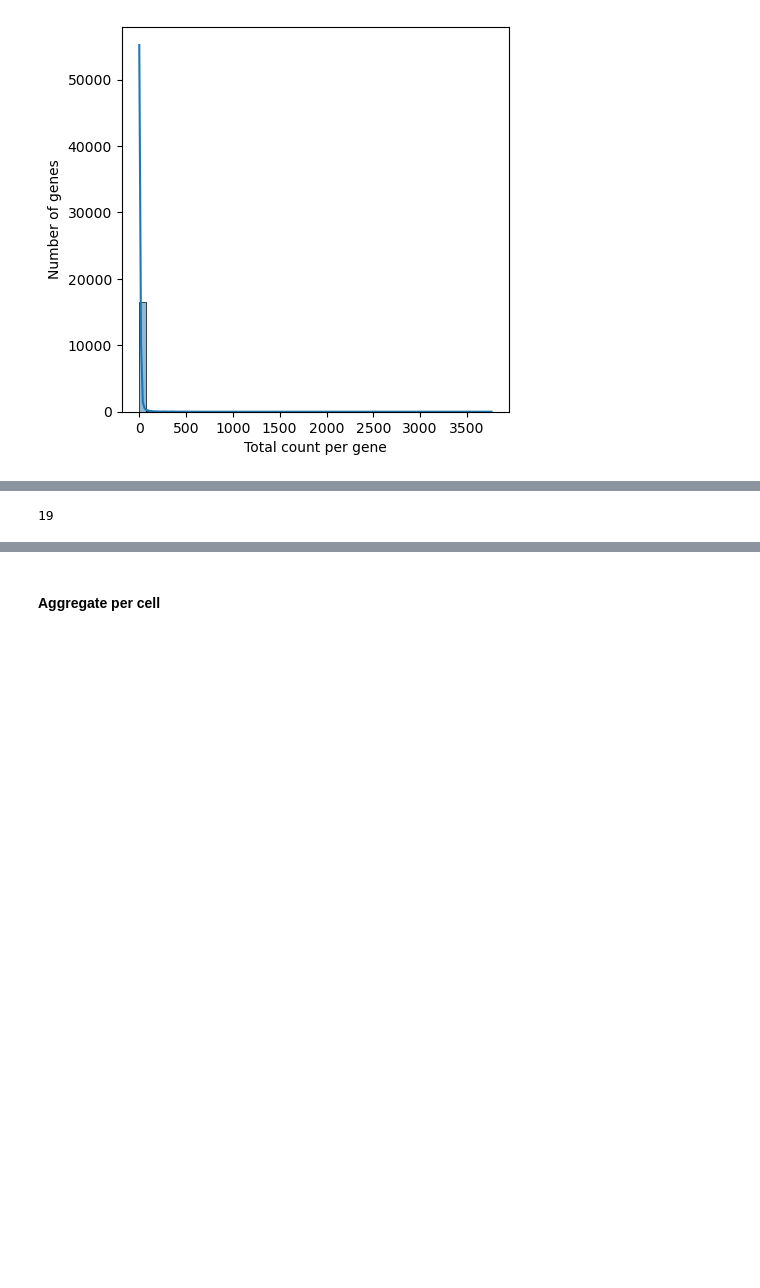
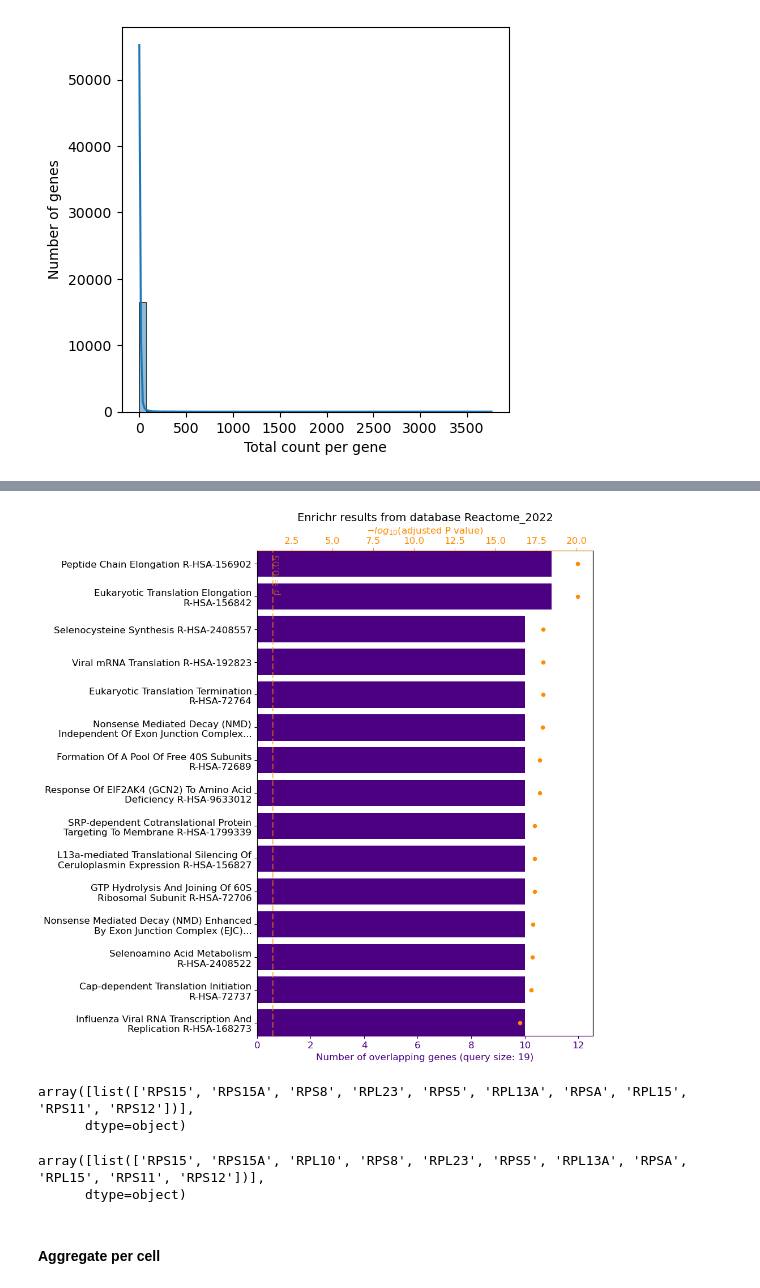
Before and after one commit to yichao-cai/indrop, a Jupyter notebook: notebooks/explorer.ipynb, the cells around one changed output, grey strips where cells are left out. Cells and saved outputs as stored; diff of their text form; code cells hidden in the pictures; blank space fills up the shorter version.

Commit message:
Update jupyter notebook to process and visualize results using scanpy

```diff
--- a/notebooks/explorer.ipynb
+++ b/notebooks/explorer.ipynb
@@ -199,4 +201,4 @@ ConnectionError: ('Connection aborted.', ConnectionResetError(104, 'Connection r
-# %%
-len(genes_GO.parent_gene.tolist())
-# %% [output]
-19
+# %%
+# Translation pathway highlighted. And also influenza pathway also shows up (mostly ribosome genes).
+_, genes_REACTOME, enrich_res_REACTOME = queryNEnrich(df_long, 500, 10, 0, 'Reactome_2022', non_MT_genes_info=genes_GO)
+# %% [output]
@@ -203,3 +208,14 @@ len(genes_GO.parent_gene.tolist())
+[figure, added]
+# %%
+enrich_res_REACTOME.iloc[[14], :].overlapping_genes.values
+# %% [output]
+array([list(['RPS15', 'RPS15A', 'RPS8', 'RPL23', 'RPS5', 'RPL13A', 'RPSA', 'RPL15', 'RPS11', 'RPS12'])],
+      dtype=object)
+# %%
+enrich_res_KEGG.iloc[[1], :].overlapping_genes.values
+# %% [output]
+array([list(['RPS15', 'RPS15A', 'RPL10', 'RPS8', 'RPL23', 'RPS5', 'RPL13A', 'RPSA', 'RPL15', 'RPS11', 'RPS12'])],
+      dtype=object)
 # %% [markdown]
 #### Aggregate per cell
 # %%
```
Also changed, not shown: parts of 35 cells of this notebook.
